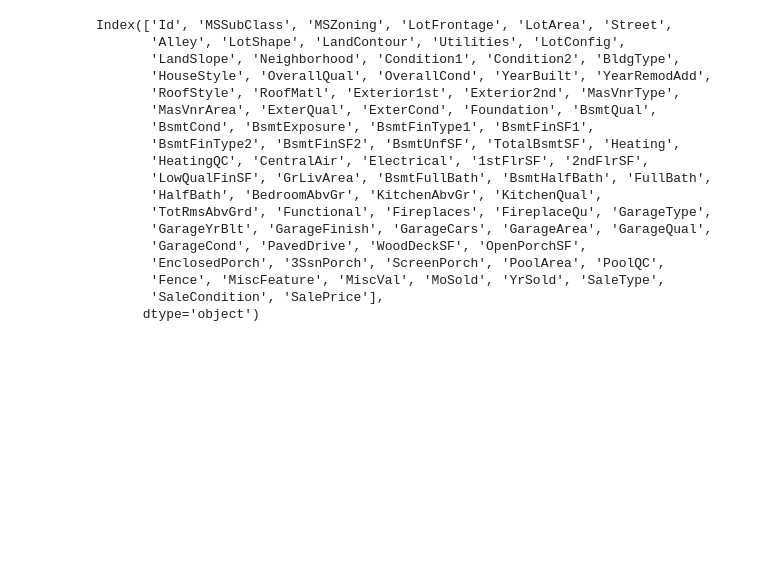
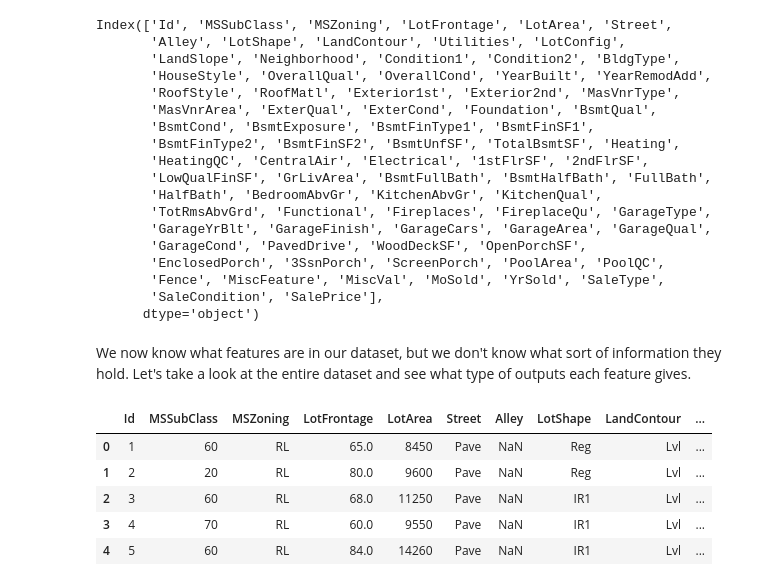
Before and after one commit to FoxDavenport/PIC16BFinalProject, a Jupyter notebook: FinalProject16B.ipynb, the cells around one changed output. Cells and saved outputs as stored; diff of their text form; code cells hidden in the pictures; blank space fills up the shorter version.

```diff
--- a/FinalProject16B.ipynb
+++ b/FinalProject16B.ipynb
@@ -88,3 +92,16 @@ Index(['Id', 'MSSubClass', 'MSZoning', 'LotFrontage', 'LotArea', 'Street',
        'Fence', 'MiscFeature', 'MiscVal', 'MoSold', 'YrSold', 'SaleType',
        'SaleCondition', 'SalePrice'],
       dtype='object')
+# %% [markdown]
+We now know what features are in our dataset, but we don't know what sort of information they hold. Let's take a look at the entire dataset and see what type of outputs each feature gives.
+# %%
+# show first 5 rows of the dataframe and all columns
+pd.set_option("display.max_rows", None, "display.max_columns", None)
+train_data.head()
+# %% [output]
+|  | Id | MSSubClass | MSZoning | LotFrontage | LotArea | Street | Alley | LotShape | LandContour | ... |
+| 0 | 1 | 60 | RL | 65.0 | 8450 | Pave | NaN | Reg | Lvl | ... |
+| 1 | 2 | 20 | RL | 80.0 | 9600 | Pave | NaN | Reg | Lvl | ... |
+| 2 | 3 | 60 | RL | 68.0 | 11250 | Pave | NaN | IR1 | Lvl | ... |
+| 3 | 4 | 70 | RL | 60.0 | 9550 | Pave | NaN | IR1 | Lvl | ... |
+| 4 | 5 | 60 | RL | 84.0 | 14260 | Pave | NaN | IR1 | Lvl | ... |
```
Also changed, not shown: parts of 12 cells of this notebook.
